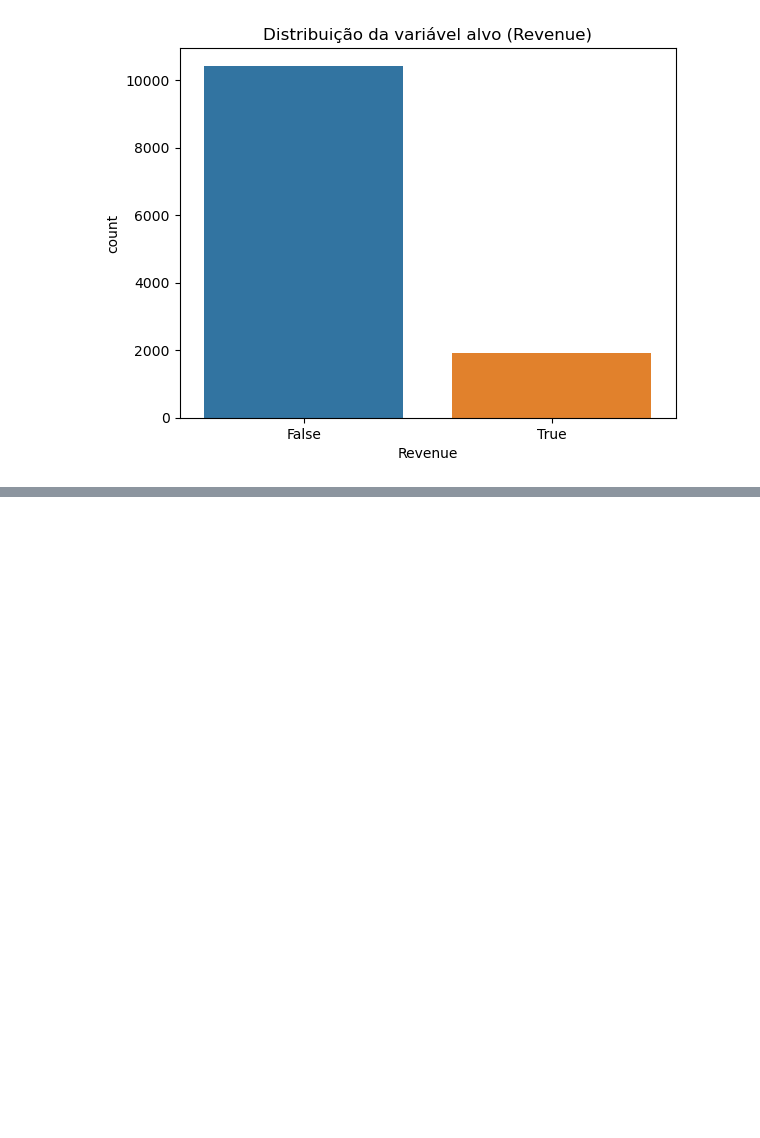
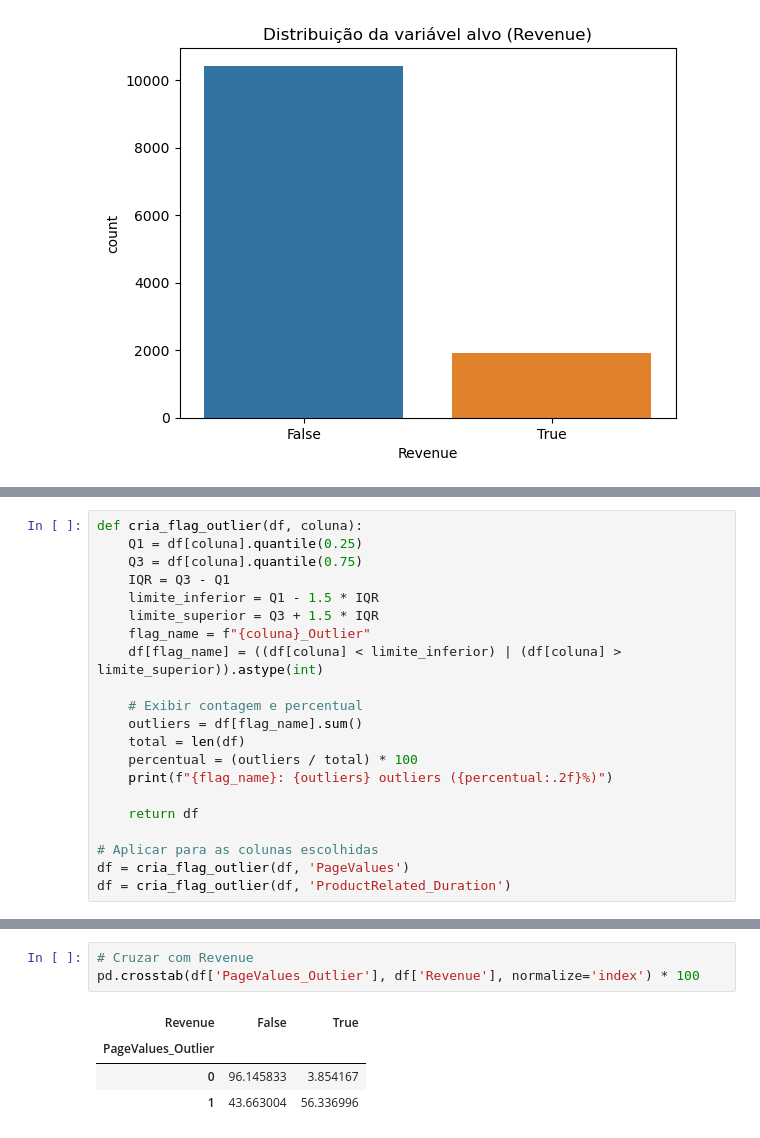
Before and after one commit to jorgelpiva/projetoAplicadoDSXP, a Jupyter notebook: projetoAplicado.ipynb, the cells around one changed output, grey strips where cells are left out. Cells and saved outputs as stored; diff of their text form; blank space fills up the shorter version.

```diff
--- a/projetoAplicado.ipynb
+++ b/projetoAplicado.ipynb
@@ -105,0 +209,21 @@ plt.show()
+# %%
+def cria_flag_outlier(df, coluna):
+    Q1 = df[coluna].quantile(0.25)
+    Q3 = df[coluna].quantile(0.75)
+    IQR = Q3 - Q1
+    limite_inferior = Q1 - 1.5 * IQR
+    limite_superior = Q3 + 1.5 * IQR
+    flag_name = f"{coluna}_Outlier"
+    df[flag_name] = ((df[coluna] < limite_inferior) | (df[coluna] > limite_superior)).astype(int)
+
+    # Exibir contagem e percentual
+    outliers = df[flag_name].sum()
+    total = len(df)
+    percentual = (outliers / total) * 100
+    print(f"{flag_name}: {outliers} outliers ({percentual:.2f}%)")
+
+    return df
+
+# Aplicar para as colunas escolhidas
+df = cria_flag_outlier(df, 'PageValues')
+df = cria_flag_outlier(df, 'ProductRelated_Duration')
@@ -105,0 +247,8 @@ plt.show()
+# %%
+# Cruzar com Revenue
+pd.crosstab(df['PageValues_Outlier'], df['Revenue'], normalize='index') * 100
+# %% [output]
+| Revenue | False | True |
+| PageValues_Outlier |  |  |
+| 0 | 96.145833 | 3.854167 |
+| 1 | 43.663004 | 56.336996 |
```
Also changed, not shown: parts of 15 cells of this notebook.
